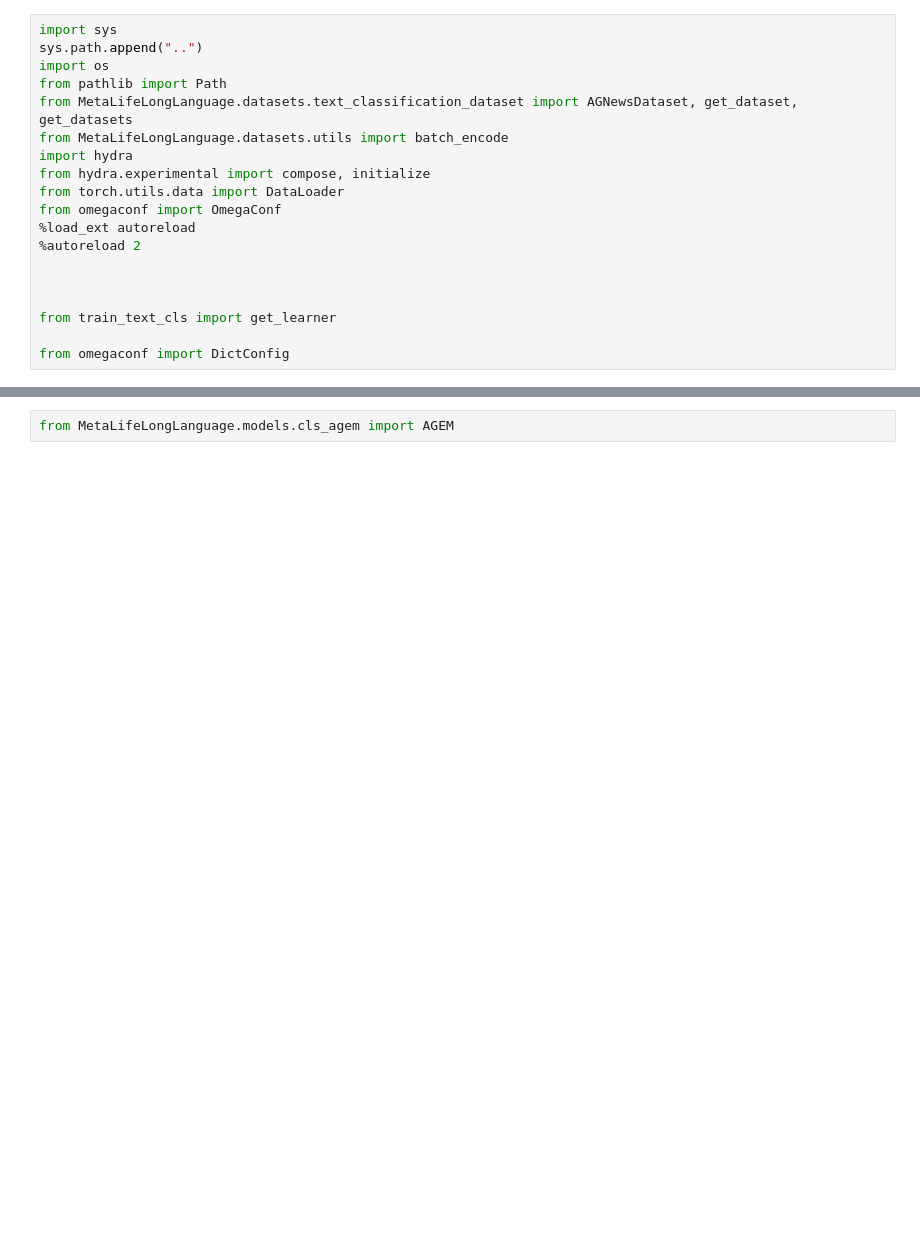
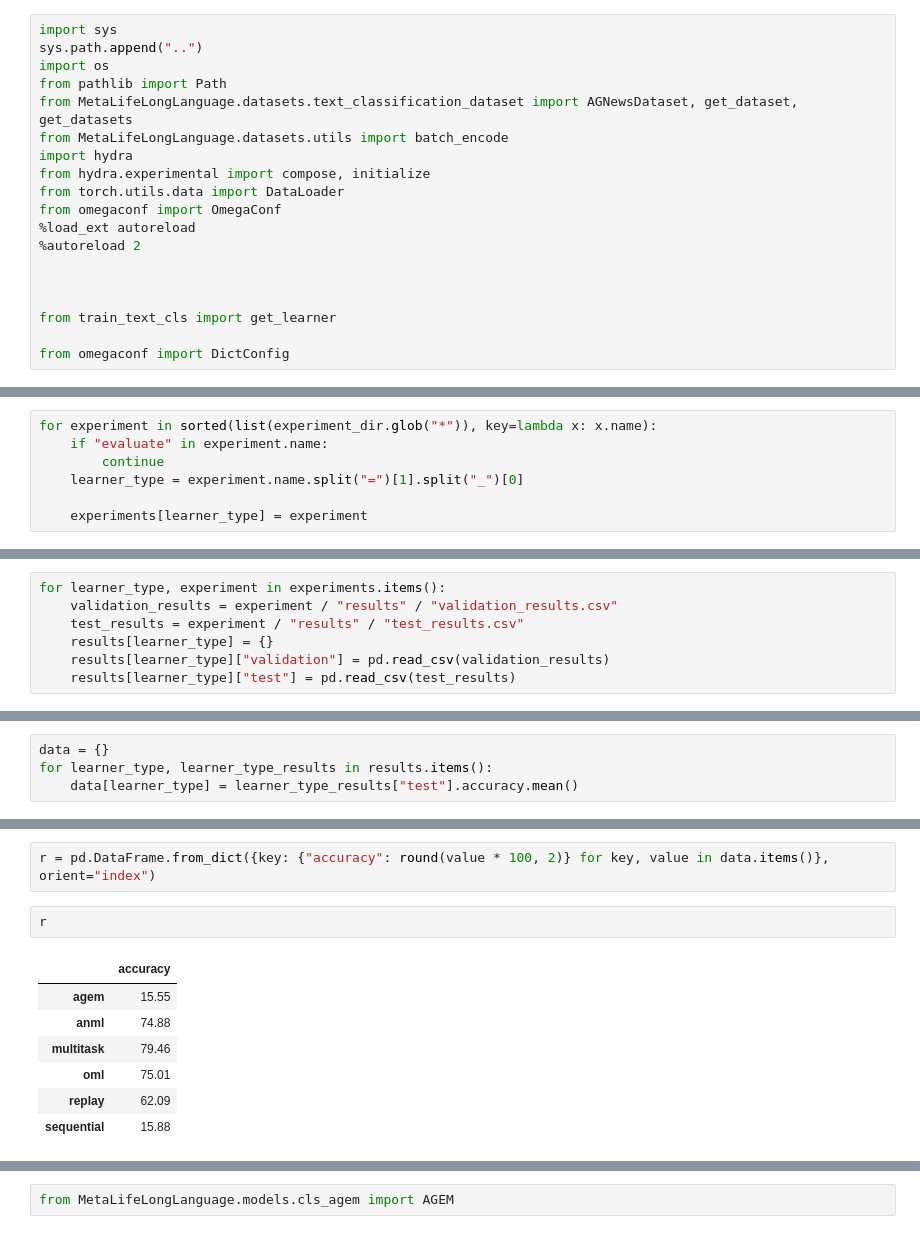
Before and after one commit to omarelb/LearningToRelearn, a Jupyter notebook: notebooks/rand.ipynb, the cells around one changed output, grey strips where cells are left out. Saved outputs shown, nothing was run; the diff lists cells and outputs as text; blank space fills up the shorter version.

```diff
--- a/notebooks/rand.ipynb
+++ b/notebooks/rand.ipynb
@@ -19,0 +30,7 @@ from omegaconf import DictConfig
+# %%
+for experiment in sorted(list(experiment_dir.glob("*")), key=lambda x: x.name):
+    if "evaluate" in experiment.name:
+        continue
+    learner_type = experiment.name.split("=")[1].split("_")[0]
+
+    experiments[learner_type] = experiment
@@ -19,0 +46,7 @@ from omegaconf import DictConfig
+# %%
+for learner_type, experiment in experiments.items():
+    validation_results = experiment / "results" / "validation_results.csv"
+    test_results = experiment / "results" / "test_results.csv"
+    results[learner_type] = {}
+    results[learner_type]["validation"] = pd.read_csv(validation_results)
+    results[learner_type]["test"] = pd.read_csv(test_results)
@@ -19,0 +77,4 @@ from omegaconf import DictConfig
+# %%
+data = {}
+for learner_type, learner_type_results in results.items():
+    data[learner_type] = learner_type_results["test"].accuracy.mean()
@@ -19,0 +90,12 @@ from omegaconf import DictConfig
+# %%
+r = pd.DataFrame.from_dict({key: {"accuracy": round(value * 100, 2)} for key, value in data.items()}, orient="index")
+# %%
+r
+# %% [output]
+|  | accuracy |
+| agem | 15.55 |
+| anml | 74.88 |
+| multitask | 79.46 |
+| oml | 75.01 |
+| replay | 62.09 |
+| sequential | 15.88 |
```
Also changed, not shown: parts of 24 cells of this notebook, 4 other files.
